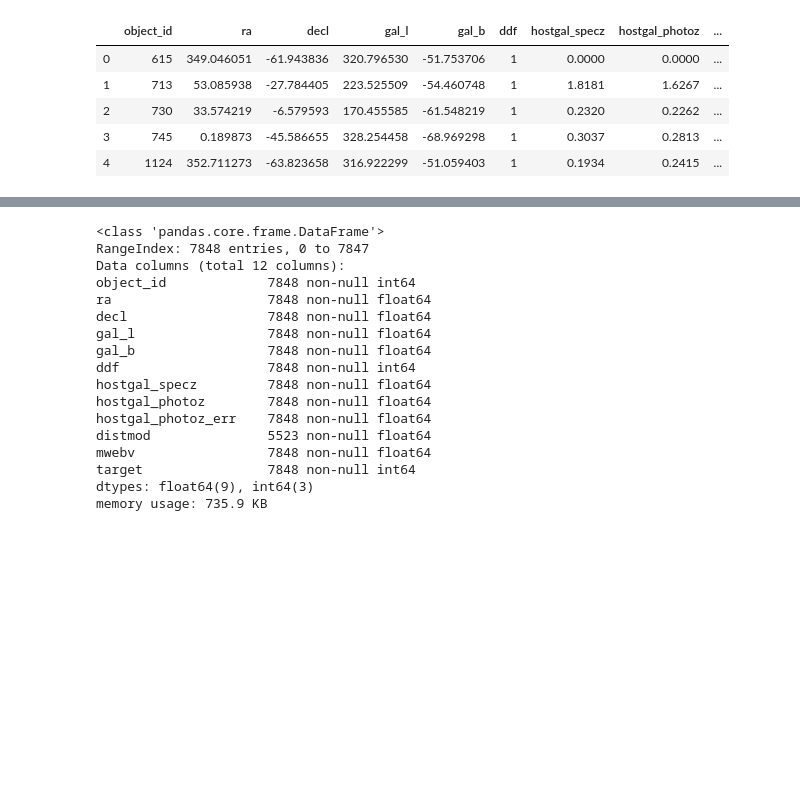
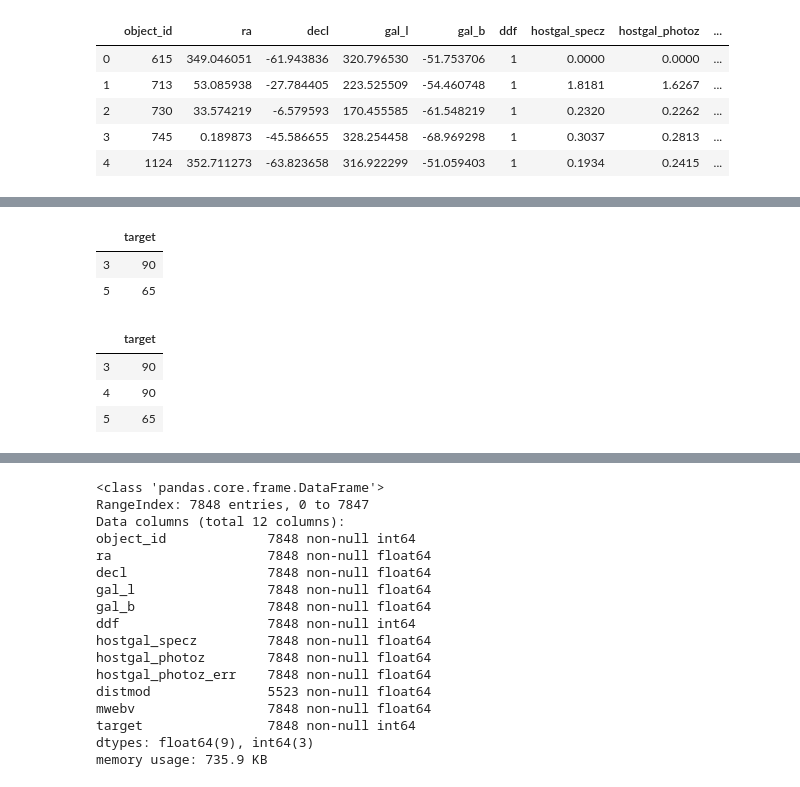
Before and after one commit to cwinsor/kaggle_plasticc, a Jupyter notebook: project/NB4_kaggle_plasticc_btrotta.ipynb, the cells around one changed output, grey strips where cells are left out. Saved outputs shown, nothing was run; the diff lists cells and outputs as text; code cells hidden in the pictures; blank space fills up the shorter version.

```diff
--- a/project/NB4_kaggle_plasticc_btrotta.ipynb
+++ b/project/NB4_kaggle_plasticc_btrotta.ipynb
@@ -58,0 +132,13 @@ train_meta.head()
+# %%
+train_meta.loc[[3,5],["target"]]
+# %% [output]
+|  | target |
+| 3 | 90 |
+| 5 | 65 |
+# %%
+train_meta.loc[3:5,["target"]]
+# %% [output]
+|  | target |
+| 3 | 90 |
+| 4 | 90 |
+| 5 | 65 |
```
Also changed, not shown: parts of 22 cells of this notebook, 1 other file.
